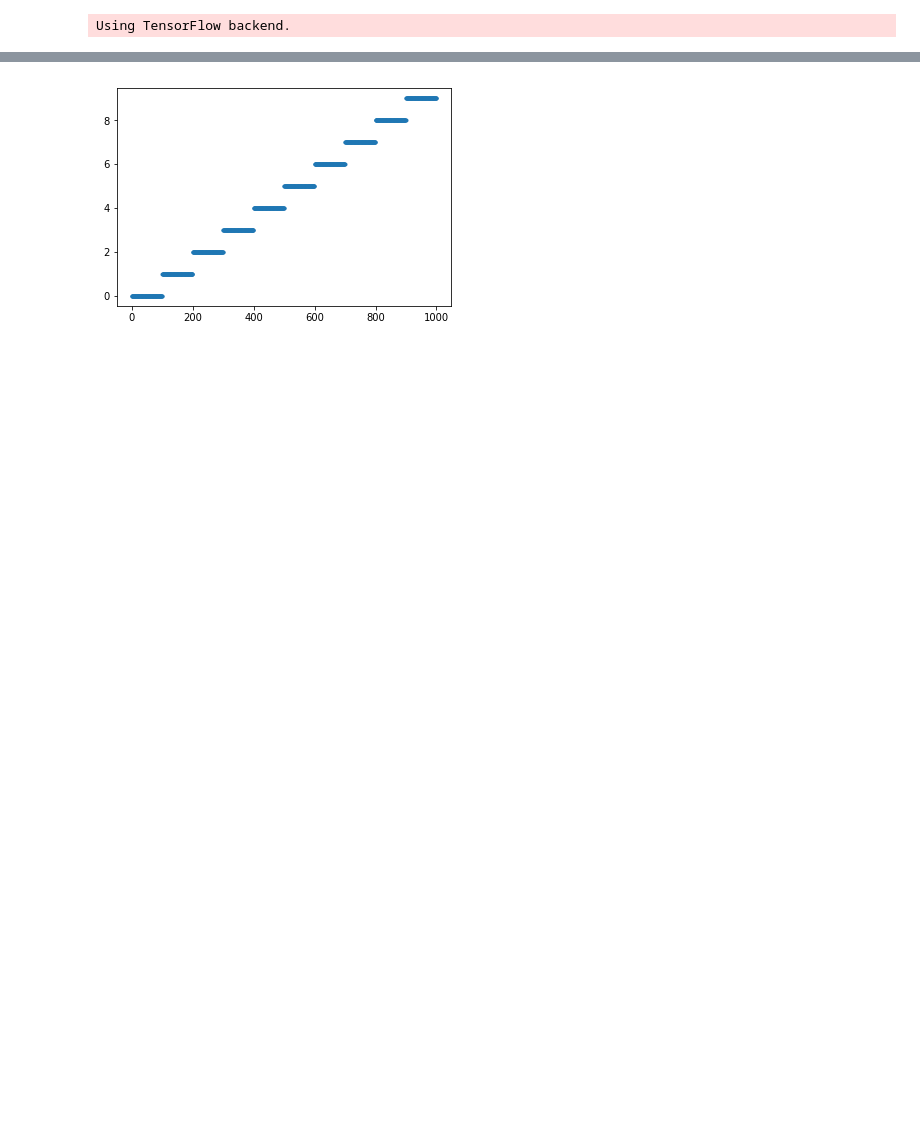
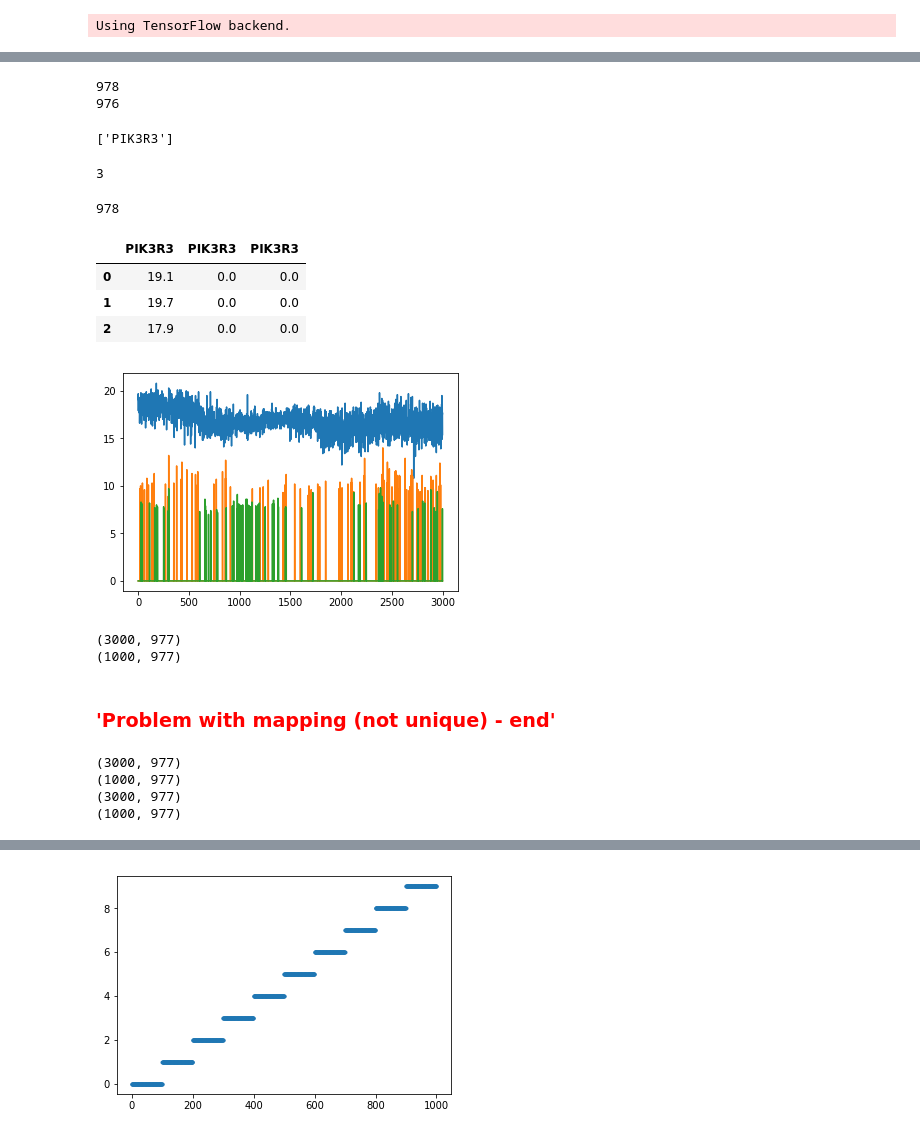
Before and after one commit to adpartin/feature-importance, a Jupyter notebook: apps/gen_tc_data_ff.ipynb, the cells around one changed output, grey strips where cells are left out. Saved outputs shown, nothing was run; the diff lists cells and outputs as text; code cells hidden in the pictures; blank space fills up the shorter version.

```diff
--- a/apps/gen_tc_data_ff.ipynb
+++ b/apps/gen_tc_data_ff.ipynb
@@ -76,0 +98,6 @@ print(data_val.shape)
+# %%
+print(len(mm['gdc'].unique()))
+print(len(mm['symbol'].unique()))
+# %% [output]
+978
+976
@@ -77,10 +114,55 @@ print(data_val.shape)
+# %%
+find_duplicate_values_in_list(org_list=mm['symbol'].tolist())
+# %% [output]
+['PIK3R3']
+# %%
+sum(mm['symbol']=='PIK3R3')
+# %% [output]
+3
 # %%
 # Map lincs gene names
 col_mapping = {mm.loc[g, 'gdc']: mm.loc[g, 'symbol'] for g in range(mm.shape[0])}
 data_train = data_train.rename(columns=col_mapping)
 data_val = data_val.rename(columns=col_mapping)
+len(set(data_train.columns))
+# %% [output]
+978
+# %%
+data_train['PIK3R3'][:3]
+# %% [output]
+|  | PIK3R3 | PIK3R3 | PIK3R3 |
+| 0 | 19.1 | 0.0 | 0.0 |
+| 1 | 19.7 | 0.0 | 0.0 |
+| 2 | 17.9 | 0.0 | 0.0 |
+# %%
+plt.plot(data_train['PIK3R3']);
+# %% [output]
+[figure, added]
+# %%
+# Drop the duplicated col
+data_train.drop(columns=['PIK3R3'], inplace=True)
+data_val.drop(columns=['PIK3R3'], inplace=True)
+print(data_train.shape)
+print(data_val.shape)
+# %% [output]
+(3000, 977)
+(1000, 977)
+# %% [markdown]
+### <font color=red>'Problem with mapping (not unique) - end'</font>
 # %%
-# Sort the gene names
-data_train = data_train[['case_id', 'cancer_type'] + sorted(data_train.columns[2:].tolist())]
-data_val = data_val[['case_id', 'cancer_type'] + sorted(data_val.columns[2:].tolist())]
+# Sort gene names
+print(data_train.shape)
+print(data_val.shape)
+
+sorted_gene_names = sorted(data_train.columns[2:].tolist())
+data_train = data_train[['case_id', 'cancer_type'] + sorted_gene_names]
+data_val = data_val[['case_id', 'cancer_type'] + sorted_gene_names]
+
+print(data_train.shape)
+print(data_val.shape)
+# %% [output]
+(3000, 977)
+(1000, 977)
+(3000, 977)
+(1000, 977)
 # %%
```
Also changed, not shown: parts of 16 cells of this notebook, 7 other files.
